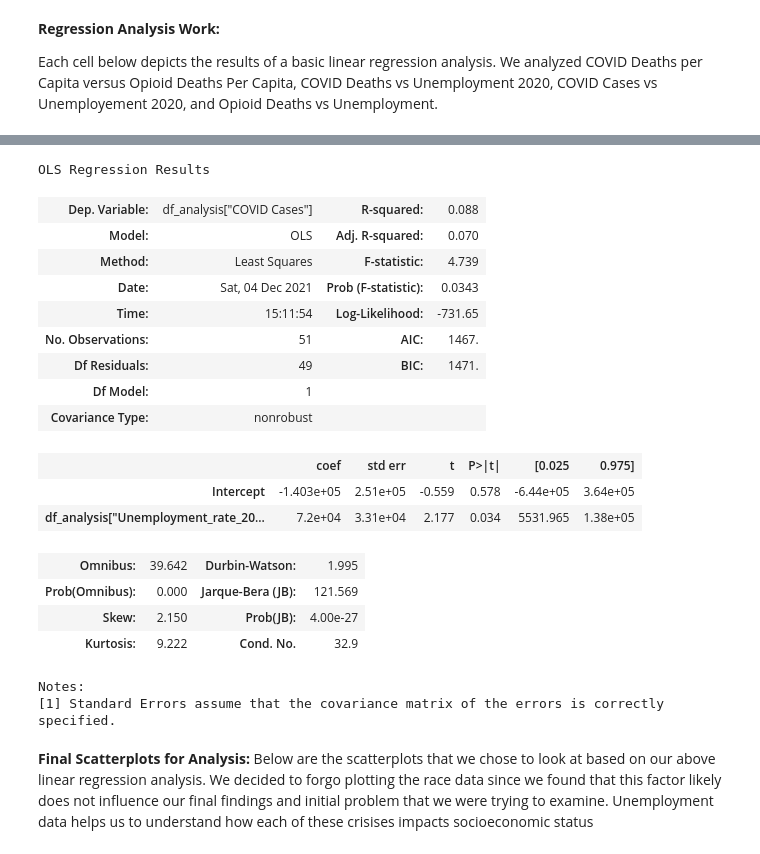
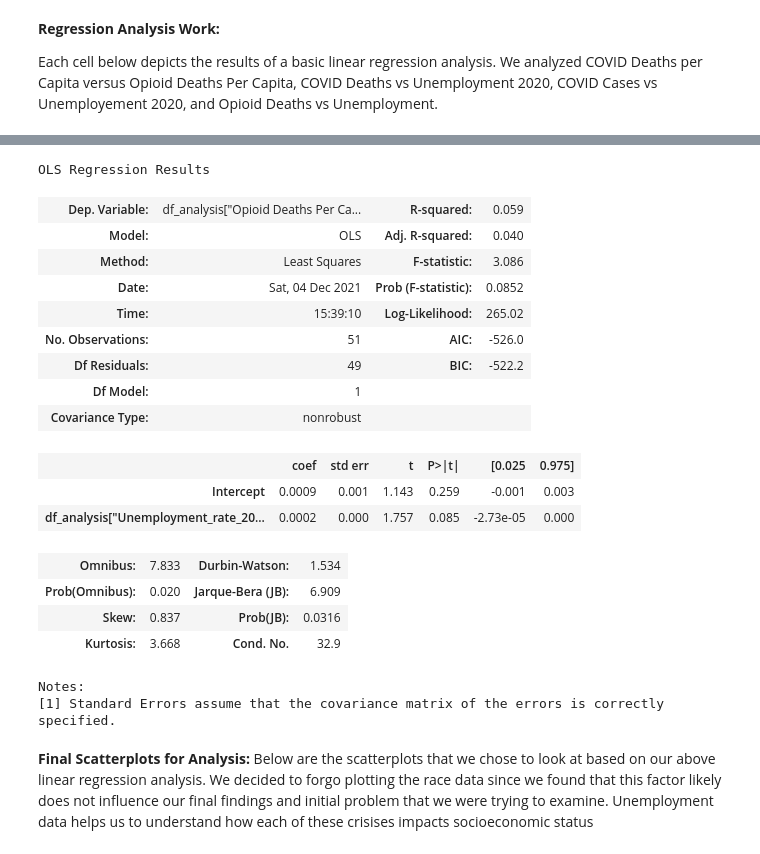
Before and after one commit to AM-Mahon/data-mining-semester-project, a Jupyter notebook: Data Cleaning Template.ipynb, the cells around one changed output, grey strips where cells are left out. Saved outputs shown, nothing was run; the diff lists cells and outputs as text; code cells hidden in the pictures.

```diff
--- a/Data Cleaning Template.ipynb
+++ b/Data Cleaning Template.ipynb
@@ -911,28 +911,28 @@ OLS Regression Results
 Notes:
 [1] Standard Errors assume that the covariance matrix of the errors is correctly specified.
 # %%
-y5, Xmat5 = dmatrices('df_analysis["Opioid Deaths Per Capita"] ~ df_analysis["Unemployed_2020"] ', data=df_analysis, return_type='dataframe')
+y5, Xmat5 = dmatrices('df_analysis["Opioid Deaths Per Capita"] ~ df_analysis["Unemployment_rate_2020"] ', data=df_analysis, return_type='dataframe')
 # print(Xmat.head())
 slr3=sm.OLS(y5, Xmat5).fit()
 slr3.summary()
 # %% [output]
 OLS Regression Results
-| Dep. Variable: | df_analysis["COVID Cases"] | R-squared: | 0.088 |
-| Model: | OLS | Adj. R-squared: | 0.070 |
-| Method: | Least Squares | F-statistic: | 4.739 |
-| Date: | Sat, 04 Dec 2021 | Prob (F-statistic): | 0.0343 |
-| Time: | 15:11:54 | Log-Likelihood: | -731.65 |
-| No. Observations: | 51 | AIC: | 1467. |
-| Df Residuals: | 49 | BIC: | 1471. |
+| Dep. Variable: | df_analysis["Opioid Deaths Per Ca... | R-squared: | 0.059 |
+| Model: | OLS | Adj. R-squared: | 0.040 |
+| Method: | Least Squares | F-statistic: | 3.086 |
+| Date: | Sat, 04 Dec 2021 | Prob (F-statistic): | 0.0852 |
+| Time: | 15:39:10 | Log-Likelihood: | 265.02 |
+| No. Observations: | 51 | AIC: | -526.0 |
+| Df Residuals: | 49 | BIC: | -522.2 |
 | Df Model: | 1 |  |  |
 | Covariance Type: | nonrobust |  |  |
 |  | coef | std err | t | P>|t| | [0.025 | 0.975] |
-| Intercept | -1.403e+05 | 2.51e+05 | -0.559 | 0.578 | -6.44e+05 | 3.64e+05 |
-| df_analysis["Unemployment_rate_20... | 7.2e+04 | 3.31e+04 | 2.177 | 0.034 | 5531.965 | 1.38e+05 |
+| Intercept | 0.0009 | 0.001 | 1.143 | 0.259 | -0.001 | 0.003 |
+| df_analysis["Unemployment_rate_20... | 0.0002 | 0.000 | 1.757 | 0.085 | -2.73e-05 | 0.000 |
-| Omnibus: | 39.642 | Durbin-Watson: | 1.995 |
-| Prob(Omnibus): | 0.000 | Jarque-Bera (JB): | 121.569 |
-| Skew: | 2.150 | Prob(JB): | 4.00e-27 |
-| Kurtosis: | 9.222 | Cond. No. | 32.9 |
+| Omnibus: | 7.833 | Durbin-Watson: | 1.534 |
+| Prob(Omnibus): | 0.020 | Jarque-Bera (JB): | 6.909 |
+| Skew: | 0.837 | Prob(JB): | 0.0316 |
+| Kurtosis: | 3.668 | Cond. No. | 32.9 |
 Notes:
 [1] Standard Errors assume that the covariance matrix of the errors is correctly specified.
 # %% [markdown]
```
Also changed, not shown: parts of 9 cells of this notebook.
